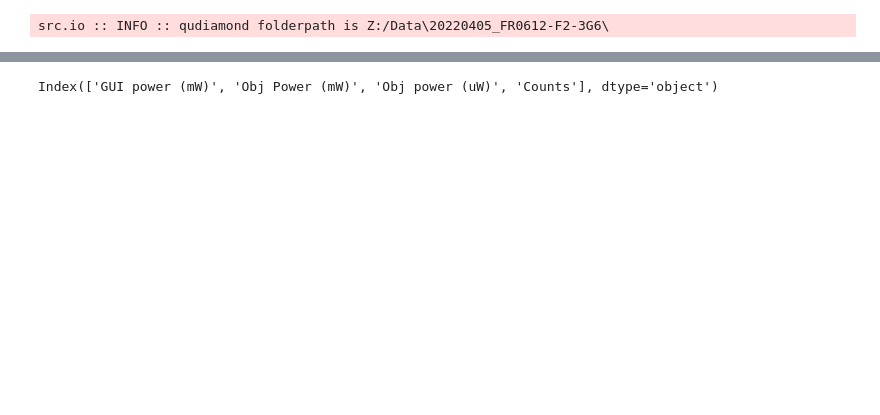
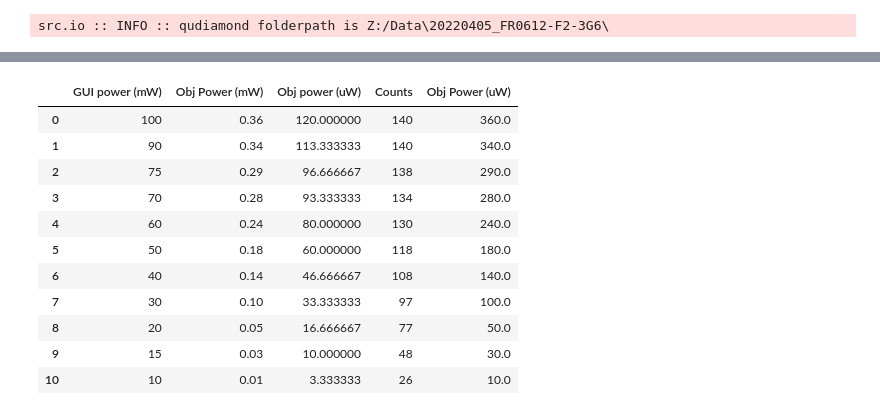
Before and after one commit to dineshpinto/qudi-hira-analysis, a Jupyter notebook: notebooks/20220405_FR0612-F2-3G6.ipynb, the cells around one changed output, grey strips where cells are left out. Drawn from its saved outputs; the diff is of its cells as text; code cells hidden in the pictures; blank space fills up the shorter version.

```diff
--- a/notebooks/20220405_FR0612-F2-3G6.ipynb
+++ b/notebooks/20220405_FR0612-F2-3G6.ipynb
@@ -33,7 +31,18 @@ df = pd.read_csv(os.path.join(DATA_FOLDERPATH, "LaserNormalizing.csv"))
 # %%
-df.columns
+df
 # %% [output]
-Index(['GUI power (mW)', 'Obj Power (mW)', 'Obj power (uW)', 'Counts'], dtype='object')
+|  | GUI power (mW) | Obj Power (mW) | Obj power (uW) | Counts | Obj Power (uW) |
+| 0 | 100 | 0.36 | 120.000000 | 140 | 360.0 |
+| 1 | 90 | 0.34 | 113.333333 | 140 | 340.0 |
+| 2 | 75 | 0.29 | 96.666667 | 138 | 290.0 |
+| 3 | 70 | 0.28 | 93.333333 | 134 | 280.0 |
+| 4 | 60 | 0.24 | 80.000000 | 130 | 240.0 |
+| 5 | 50 | 0.18 | 60.000000 | 118 | 180.0 |
+| 6 | 40 | 0.14 | 46.666667 | 108 | 140.0 |
+| 7 | 30 | 0.10 | 33.333333 | 97 | 100.0 |
+| 8 | 20 | 0.05 | 16.666667 | 77 | 50.0 |
+| 9 | 15 | 0.03 | 10.000000 | 48 | 30.0 |
+| 10 | 10 | 0.01 | 3.333333 | 26 | 10.0 |
 # %%
 fig, ax = plt.subplots(figsize=(4, 3))
 
```
Also changed, not shown: parts of 8 cells of this notebook, 1 other file.
